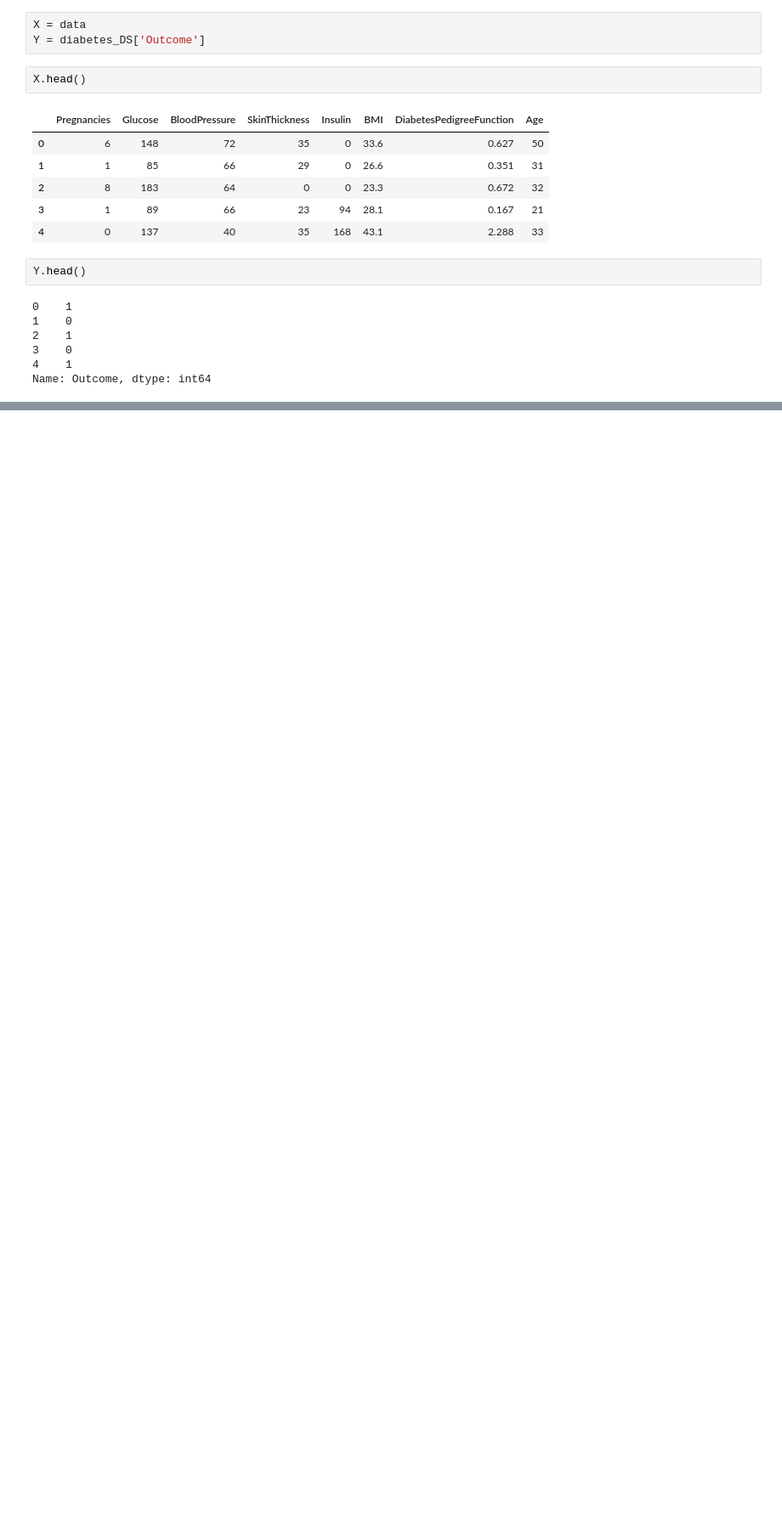
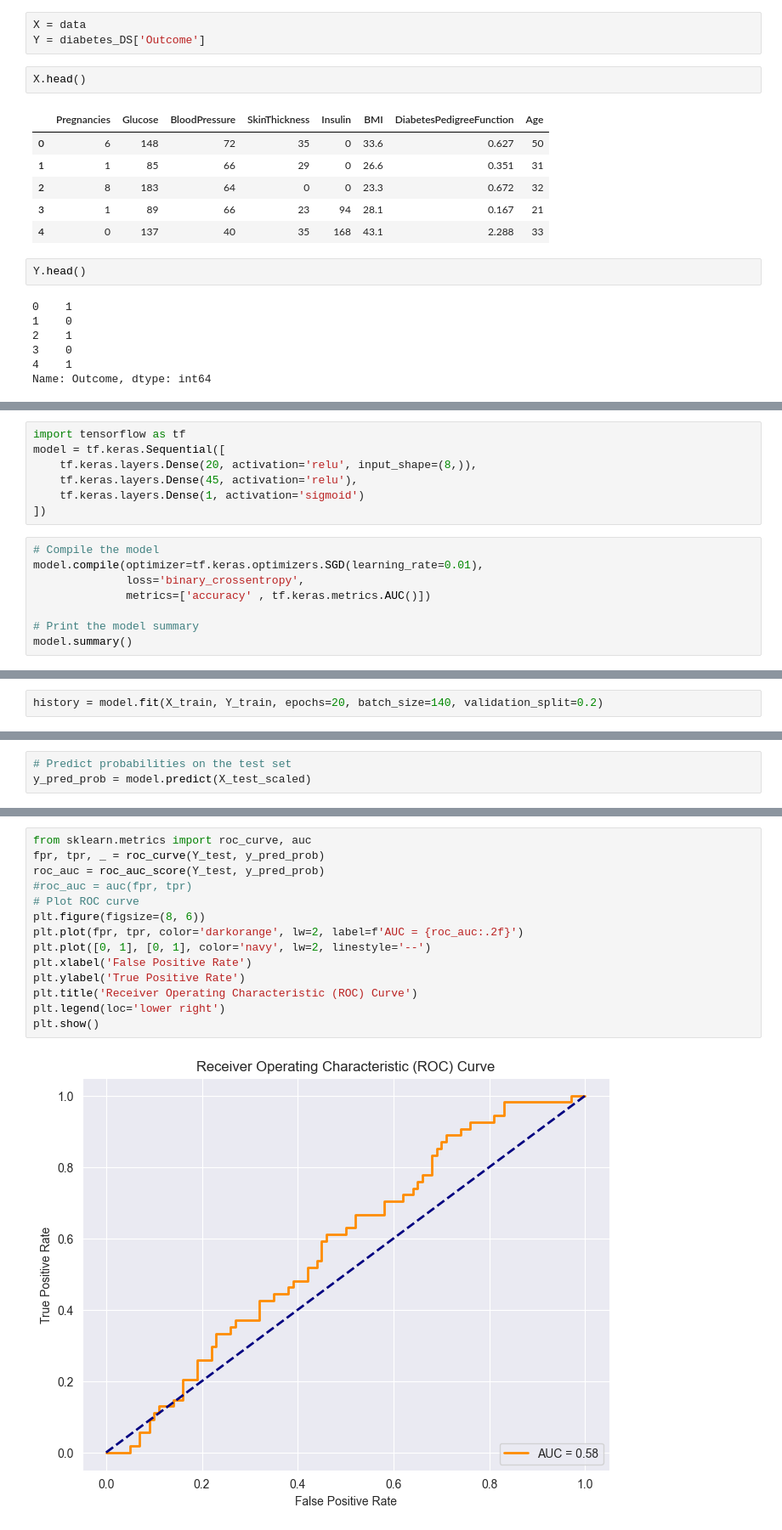
Before and after one commit to Bhargavoza1/ml-practice-project, a Jupyter notebook: Diabetes-Prediction.ipynb, the cells around one changed output, grey strips where cells are left out. Shown at 85% size. Cells and saved outputs as stored; diff of their text form; blank space fills up the shorter version.

```diff
--- a/Diabetes-Prediction.ipynb
+++ b/Diabetes-Prediction.ipynb
@@ -135,0 +233,15 @@ Name: Outcome, dtype: int64
+# %%
+import tensorflow as tf
+model = tf.keras.Sequential([
+    tf.keras.layers.Dense(20, activation='relu', input_shape=(8,)),
+    tf.keras.layers.Dense(45, activation='relu'),
+    tf.keras.layers.Dense(1, activation='sigmoid')
+])
+# %%
+# Compile the model
+model.compile(optimizer=tf.keras.optimizers.SGD(learning_rate=0.01),
+              loss='binary_crossentropy',
+              metrics=['accuracy' , tf.keras.metrics.AUC()])
+
+# Print the model summary
+model.summary()
@@ -135,0 +264,2 @@ Name: Outcome, dtype: int64
+# %%
+history = model.fit(X_train, Y_train, epochs=20, batch_size=140, validation_split=0.2)
@@ -135,0 +294,3 @@ Name: Outcome, dtype: int64
+# %%
+# Predict probabilities on the test set
+y_pred_prob = model.predict(X_test_scaled)
@@ -135,0 +299,16 @@ Name: Outcome, dtype: int64
+# %%
+from sklearn.metrics import roc_curve, auc
+fpr, tpr, _ = roc_curve(Y_test, y_pred_prob)
+roc_auc = roc_auc_score(Y_test, y_pred_prob)
+#roc_auc = auc(fpr, tpr)
+# Plot ROC curve
+plt.figure(figsize=(8, 6))
+plt.plot(fpr, tpr, color='darkorange', lw=2, label=f'AUC = {roc_auc:.2f}')
+plt.plot([0, 1], [0, 1], color='navy', lw=2, linestyle='--')
+plt.xlabel('False Positive Rate')
+plt.ylabel('True Positive Rate')
+plt.title('Receiver Operating Characteristic (ROC) Curve')
+plt.legend(loc='lower right')
+plt.show()
+# %% [output]
+[figure, added]
```
Also changed, not shown: parts of 28 cells of this notebook.
